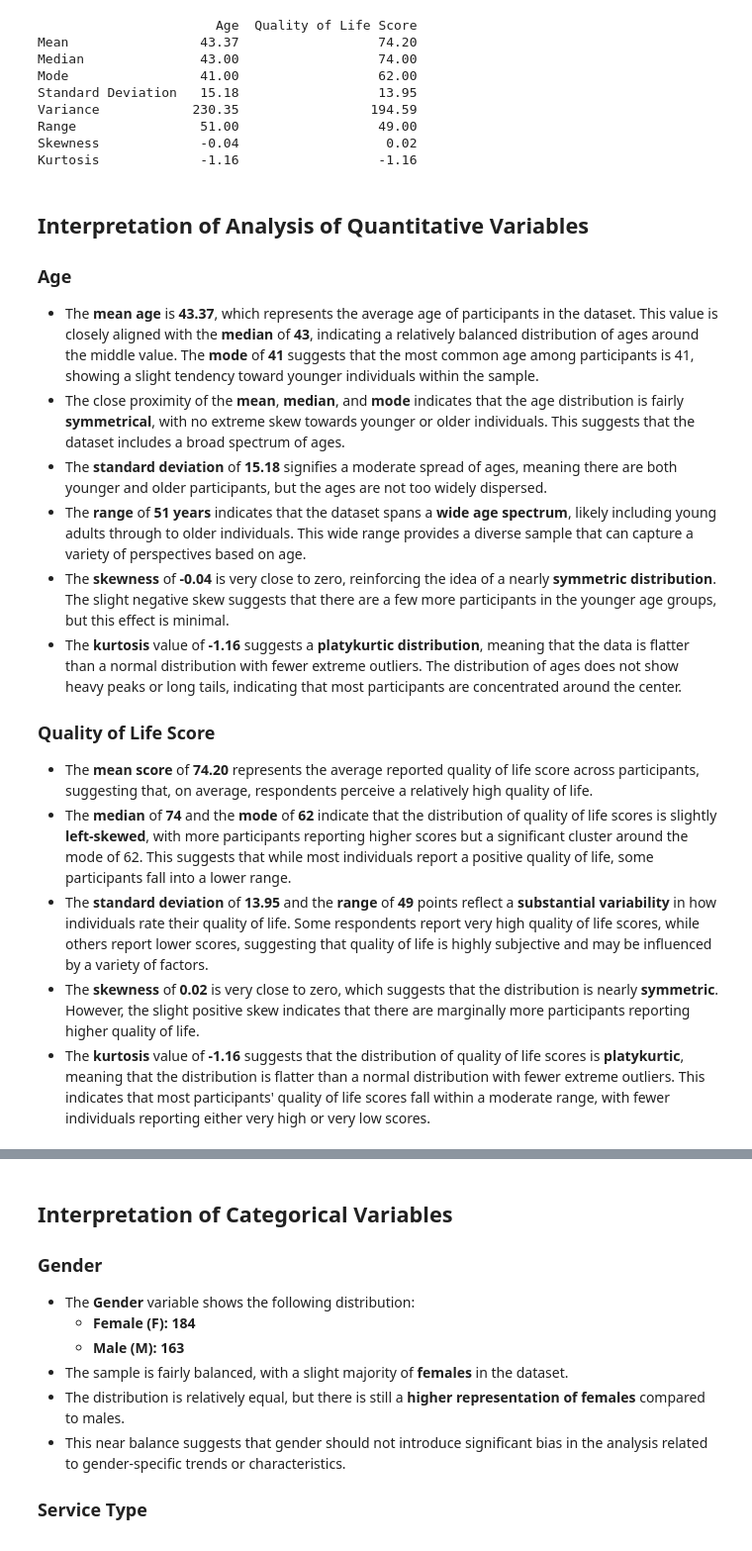
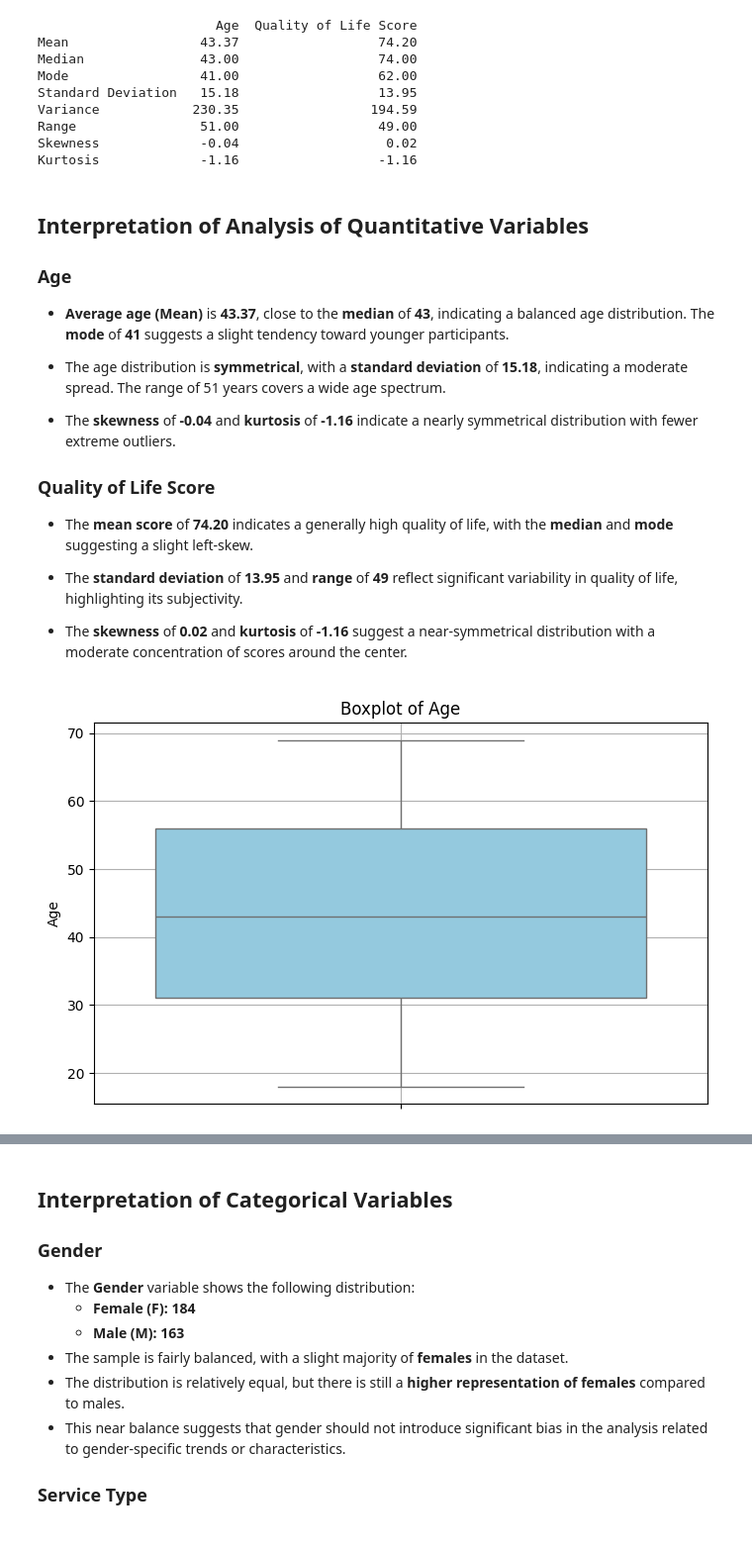
Before and after one commit to heisdanielade/analysis-stat-pulse, a Jupyter notebook: notebooks/StatPulse_Analysis.ipynb, the cells around one changed output, grey strips where cells are left out. Shown at 99% size. Saved outputs shown, nothing was run; the diff lists cells and outputs as text; code cells hidden in the pictures.

Commit message:
update1: added more statistical measures i.e IQR, QD, CV & added Quality of life score analysis grouped by Gender \nupdate2: rephrased interpretations and descriptions to be concise

```diff
--- a/notebooks/StatPulse_Analysis.ipynb
+++ b/notebooks/StatPulse_Analysis.ipynb
@@ -197,16 +242,24 @@ Kurtosis             -1.16                  -1.16
 ## Interpretation of Analysis of Quantitative Variables
 
 ### Age
-- The **mean age** is **43.37**, which represents the average age of participants in the dataset. This value is closely aligned with the **median** of **43**, indicating a relatively balanced distribution of ages around the middle value. The **mode** of **41** suggests that the most common age among participants is 41, showing a slight tendency toward younger individuals within the sample.
-- The close proximity of the **mean**, **median**, and **mode** indicates that the age distribution is fairly **symmetrical**, with no extreme skew towards younger or older individuals. This suggests that the dataset includes a broad spectrum of ages.
-- The **standard deviation** of **15.18** signifies a moderate spread of ages, meaning there are both younger and older participants, but the ages are not too widely dispersed.
-- The **range** of **51 years** indicates that the dataset spans a **wide age spectrum**, likely including young adults through to older individuals. This wide range provides a diverse sample that can capture a variety of perspectives based on age.
-- The **skewness** of **-0.04** is very close to zero, reinforcing the idea of a nearly **symmetric distribution**. The slight negative skew suggests that there are a few more participants in the younger age groups, but this effect is minimal.
-- The **kurtosis** value of **-1.16** suggests a **platykurtic distribution**, meaning that the data is flatter than a normal distribution with fewer extreme outliers. The distribution of ages does not show heavy peaks or long tails, indicating that most participants are concentrated around the center.
+- **Average age (Mean)** is **43.37**, close to the **median** of **43**, indicating a balanced age distribution. The **mode** of **41** suggests a slight tendency toward younger participants.
+
+- The age distribution is **symmetrical**, with a **standard deviation** of **15.18**, indicating a moderate spread. The range of 51 years covers a wide age spectrum.
+
+- The **skewness** of **-0.04** and **kurtosis** of **-1.16** indicate a nearly symmetrical distribution with fewer extreme outliers.
 
 ### Quality of Life Score
-- The **mean score** of **74.20** represents the average reported quality of life score across participants, suggesting that, on average, respondents perceive a relatively high quality of life.
-- The **median** of **74** and the **mode** of **62** indicate that the distribution of quality of life scores is slightly **left-skewed**, with more participants reporting higher scores but a significant cluster around the mode of 62. This suggests that while most individuals report a positive quality of life, some participants fall into a lower range.
-- The **standard deviation** of **13.95** and the **range** of **49** points reflect a **substantial variability** in how individuals rate their quality of life. Some respondents report very high quality of life scores, while others report lower scores, suggesting that quality of life is highly subjective and may be influenced by a variety of factors.
-- The **skewness** of **0.02** is very close to zero, which suggests that the distribution is nearly **symmetric**. However, the slight positive skew indicates that there are marginally more participants reporting higher quality of life.
-- The **kurtosis** value of **-1.16** suggests that the distribution of quality of life scores is **platykurtic**, meaning that the distribution is flatter than a normal distribution with fewer extreme outliers. This indicates that most participants' quality of life scores fall within a moderate range, with fewer individuals reporting either very high or very low scores.
+- The **mean score** of **74.20** indicates a generally high quality of life, with the **median** and **mode** suggesting a slight left-skew.
+
+- The **standard deviation** of **13.95** and **range** of **49** reflect significant variability in quality of life, highlighting its subjectivity.
+
+- The **skewness** of **0.02** and **kurtosis** of **-1.16** suggest a near-symmetrical distribution with a moderate concentration of scores around the center.
+# %%
+# Boxplot for Age
+plt.figure(figsize=(8, 5))
+sns.boxplot(y=df['Age'], color='skyblue')
+plt.title('Boxplot of Age')
+plt.grid(True)
+plt.show()
+# %% [output]
+[figure, added]
```
Also changed, not shown: parts of 10 cells of this notebook.
